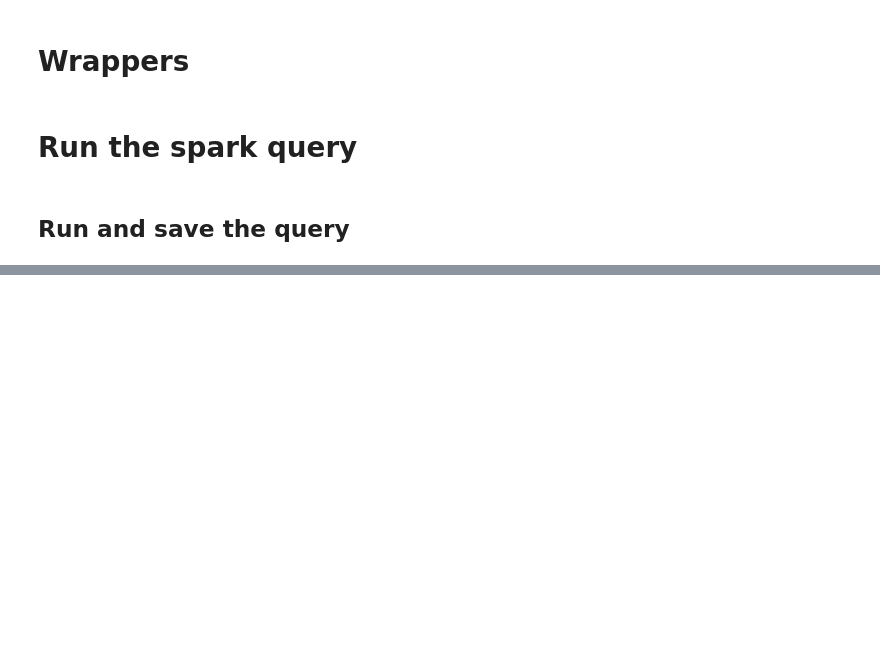
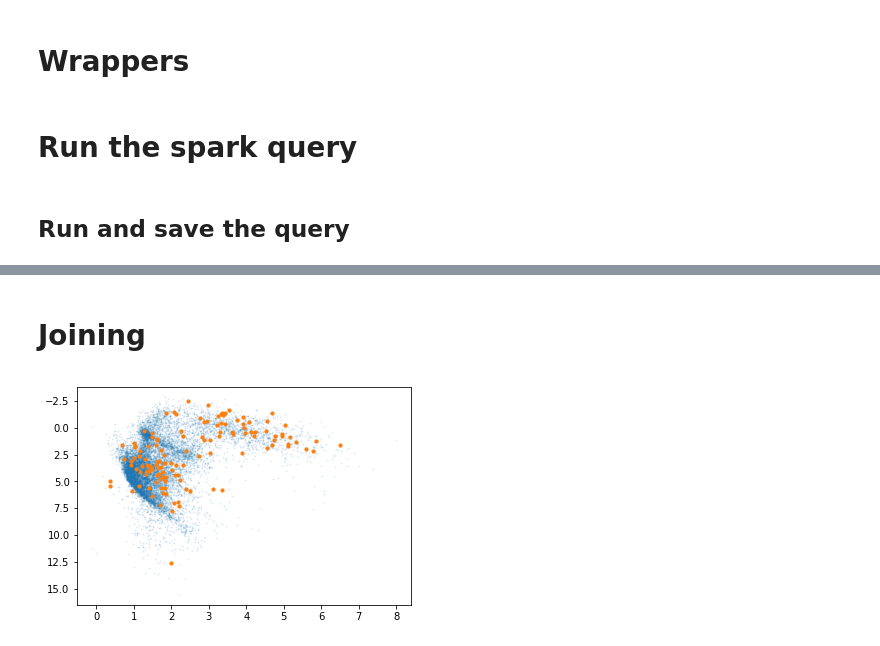
Before and after one commit to dirac-institute/ZTF_Boyajian, a Jupyter notebook: Dipper detection cython.ipynb, the cells around one changed output, grey strips where cells are left out. Drawn from its saved outputs; the diff is of its cells as text; code cells hidden in the pictures; blank space fills up the shorter version.

Commit message:
Gaia crossmatch working

```diff
--- a/Dipper detection cython.ipynb
+++ b/Dipper detection cython.ipynb
@@ -176,7 +193,7 @@ query_df = query.toPandas()
 # %%
 new_scores = []
-for idx, row in tqdm.tqdm(query_df.iterrows()):
+for idx, row in tqdm.tqdm(wtf_df.iterrows()):
     new_scores.append(detect_dippers_row(row))
 
-query_df['new_score'] = new_scores
+wtf_df['new_score'] = new_scores
 # %%
@@ -204,0 +234,27 @@ If you're reading this message in another frontend (for example, a static render
+# %% [markdown]
+# Joining
+# %%
+gaia = catalog.load('gaia_dr2_1am_dup')
+# %%
+wtf_df = wtf.crossmatch(gaia.select('ra', 'dec', 'zone', 'dup', 'parallax', 'parallax_over_error', 'phot_g_mean_mag',
+                                'bp_rp')).toPandas()
+# %%
+new_scores = []
+for idx, row in tqdm.tqdm(wtf_df.iterrows()):
+    new_scores.append(detect_dippers_row(row))
+
+wtf_df['new_score'] = new_scores
+# %%
+plt.figure()
+abs_mag = wtf_df['phot_g_mean_mag'] - 5 * np.log10(1000 / wtf_df['parallax']) + 5
+
+cut = (wtf_df['parallax_over_error'] > 5)
+plt.scatter(wtf_df['bp_rp'][cut], abs_mag[cut], s=1, alpha=0.1)
+
+cut = (wtf_df['parallax_over_error'] > 5) & (wtf_df['new_score'] > 2.5)
+plt.scatter(wtf_df['bp_rp'][cut], abs_mag[cut], s=10)
+
+
+plt.gca().invert_yaxis()
+# %% [output]
+[figure, added]
```
Also changed, not shown: parts of 20 cells of this notebook, 1 other file.
